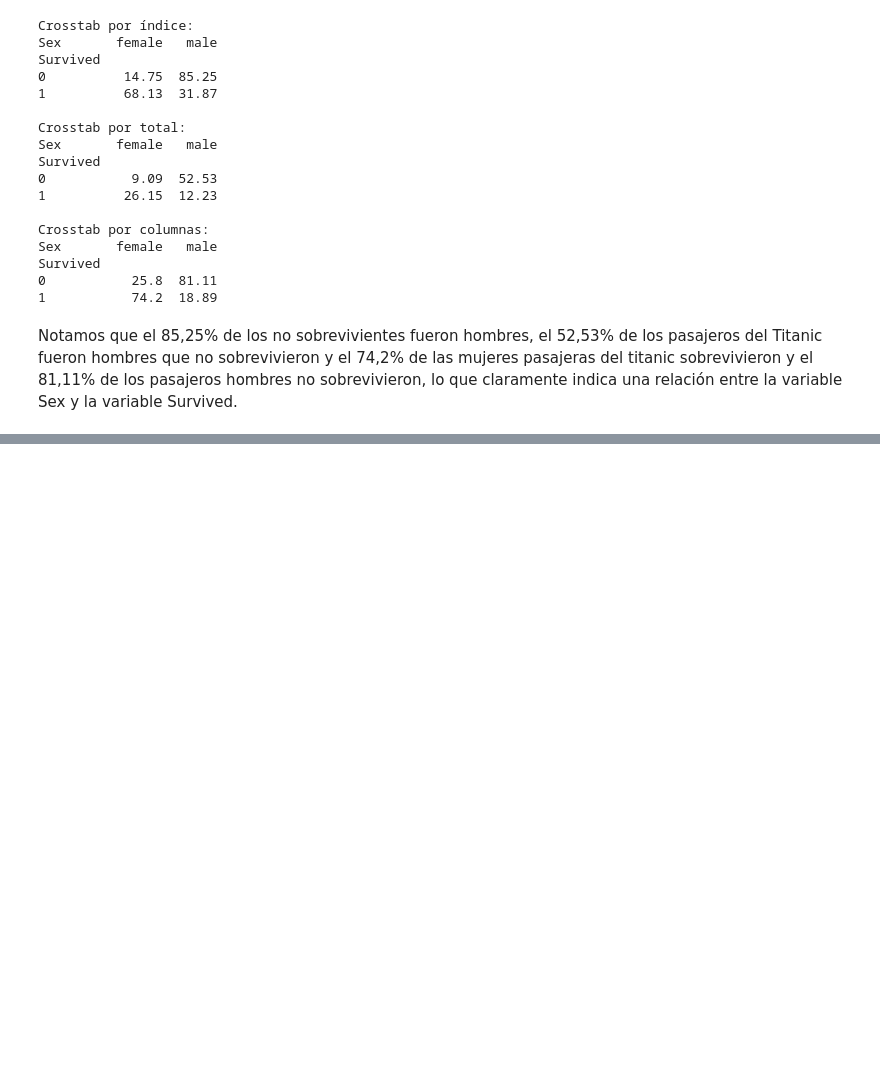
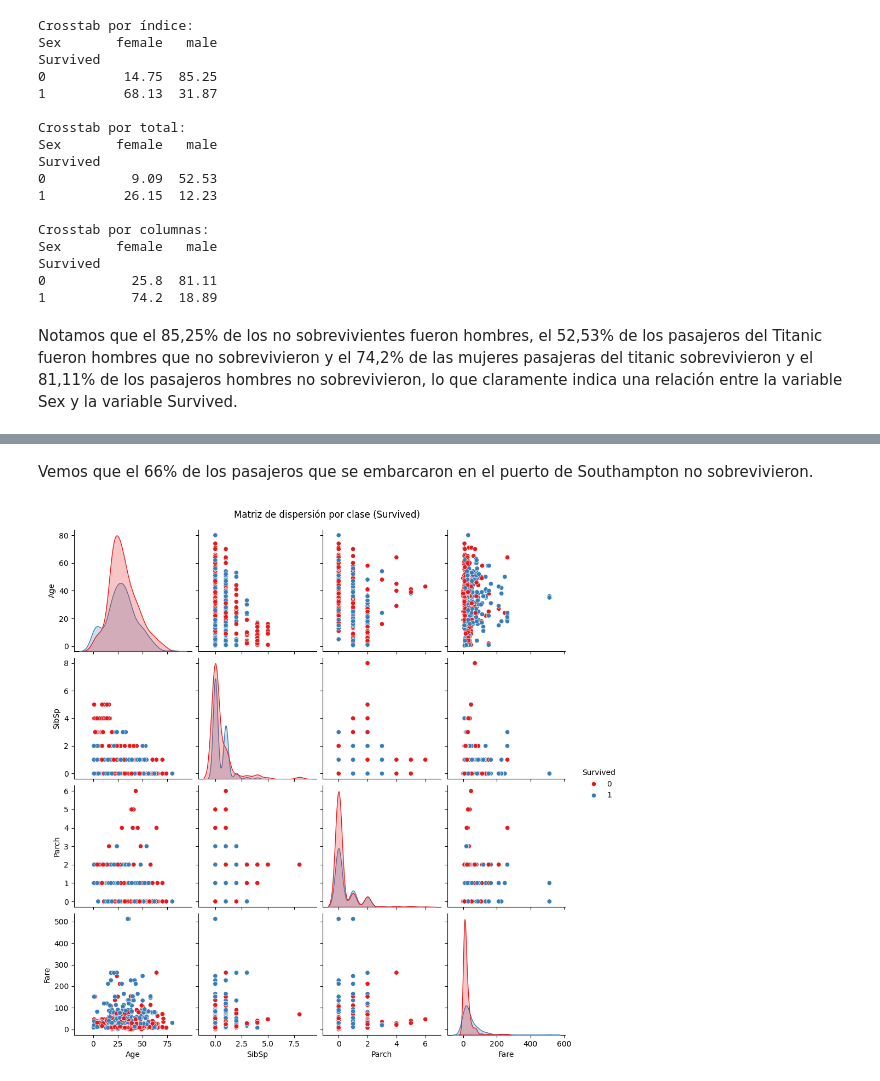
Before and after one commit to MartoBadi/TSCDIA-, a Jupyter notebook: Modelizado de Minería de Datos/tp_final/tp_final.ipynb, the cells around one changed output, grey strips where cells are left out. Drawn from its saved outputs; the diff is of its cells as text; code cells hidden in the pictures; blank space fills up the shorter version.

```diff
--- a/Modelizado de Minería de Datos/tp_final/tp_final.ipynb
+++ b/Modelizado de Minería de Datos/tp_final/tp_final.ipynb
@@ -241,0 +302,10 @@ Notamos que el 85,25% de los no sobrevivientes fueron hombres, el 52,53% de los
+# %% [markdown]
+Vemos que el 66% de los pasajeros que se embarcaron en el puerto de Southampton no sobrevivieron.
+# %%
+variables = ['Age', 'SibSp', 'Parch', 'Fare']
+
+sns.pairplot(df[variables + ['Survived']], hue='Survived', palette='Set1', diag_kind='kde')
+plt.suptitle('Matriz de dispersión por clase (Survived)', y=1.02)
+plt.show()
+# %% [output]
+[figure, added]
```
Also changed, not shown: parts of 9 cells of this notebook.
